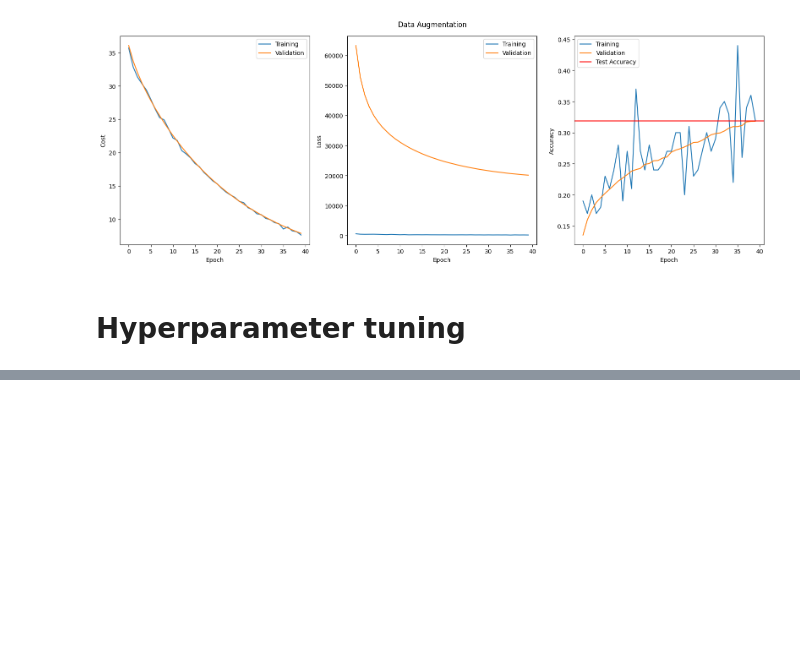
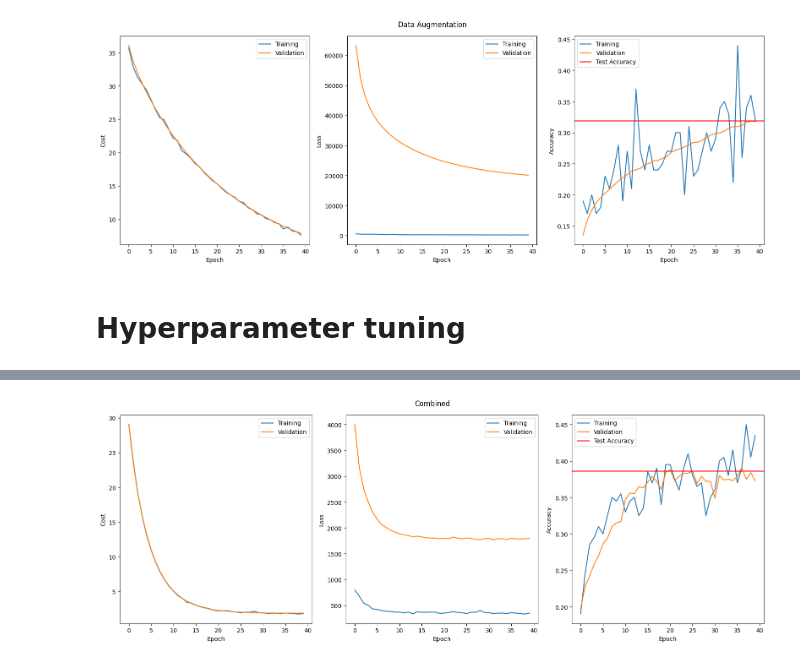
Before and after one commit to Lussebullen/dd2424, a Jupyter notebook: assignment1/Bonus/notebook.ipynb, the cells around one changed output, grey strips where cells are left out. Cells and saved outputs as stored; diff of their text form; code cells hidden in the pictures; blank space fills up the shorter version.

```diff
--- a/assignment1/Bonus/notebook.ipynb
+++ b/assignment1/Bonus/notebook.ipynb
@@ -411,9 +412,9 @@ vis.plotResults("Data Augmentation", costs, loss, accs, test_acc)
 # %%
 import itertools
 # %%
-lmbd_list = [0, 0.01, 0.1, 0.5, 1, 1.5, 3, 5]
-eta_list = [0.0001, 0.001, 0.01, 0.1, 0.5]
-n_batch_list = [10, 50, 100, 200, 500]
+lmbd_list = [0, 0.01, 0.1, 0.5, 1, 1.5]
+eta_list = [0.001, 0.01, 0.1]
+n_batch_list = [50, 100, 200, 500]
 
 paramSets = itertools.product(lmbd_list, eta_list, n_batch_list)
 # %%
@@ -436,0 +463,19 @@ KeyboardInterrupt:
+# %%
+# Combine all training batches
+train = Data()
+for _ in range(5):
+    train.concatData(f"data_batch_{_+1}")
+train.transform()
+
+# Partition test batch into validation and test sets
+tmp = Data("test_batch")
+range_val = [0, 1000]
+range_test = [1000, 10000]
+
+val = Data()
+val.miniBatch(tmp, range_val)
+
+test = Data()
+test.miniBatch(tmp, range_test)
+
+del tmp
@@ -436,0 +490,4 @@ KeyboardInterrupt:
+# %%
+vis.plotResults("Combined", costs, loss, accs, test_acc)
+# %% [output]
+[figure, added]
```
Also changed, not shown: parts of 10 cells of this notebook, 1 other file.
